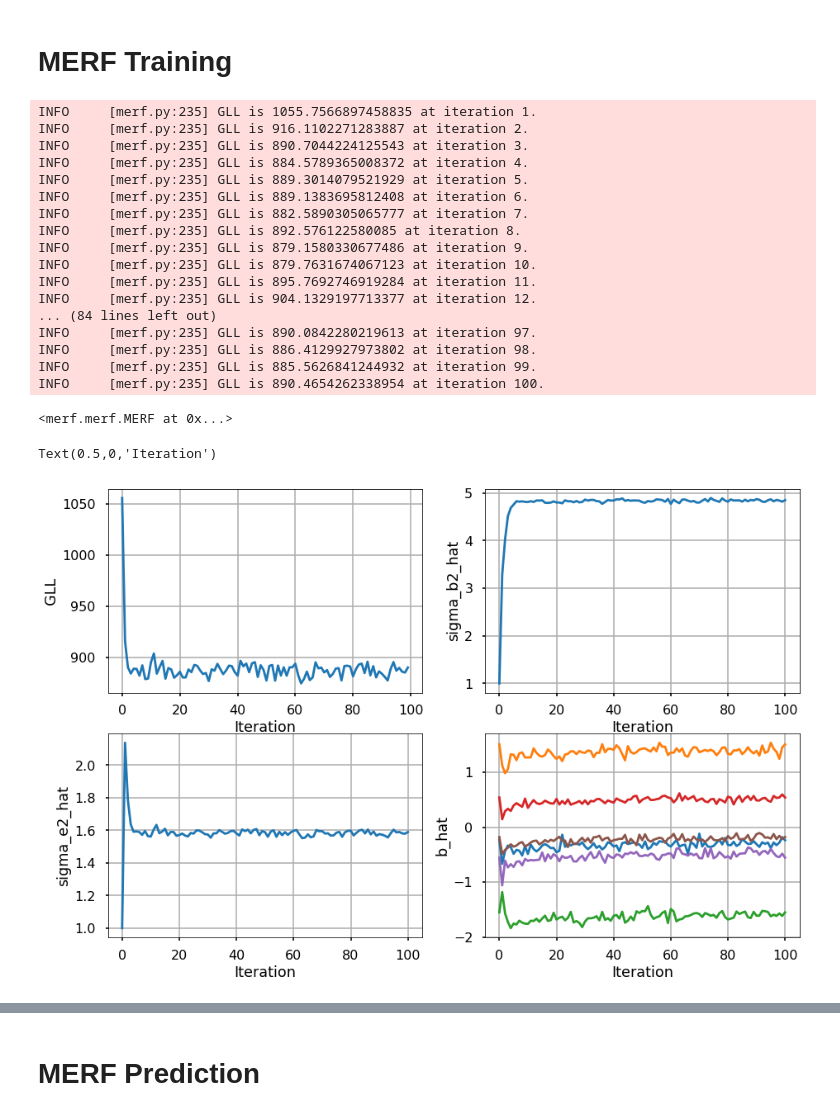
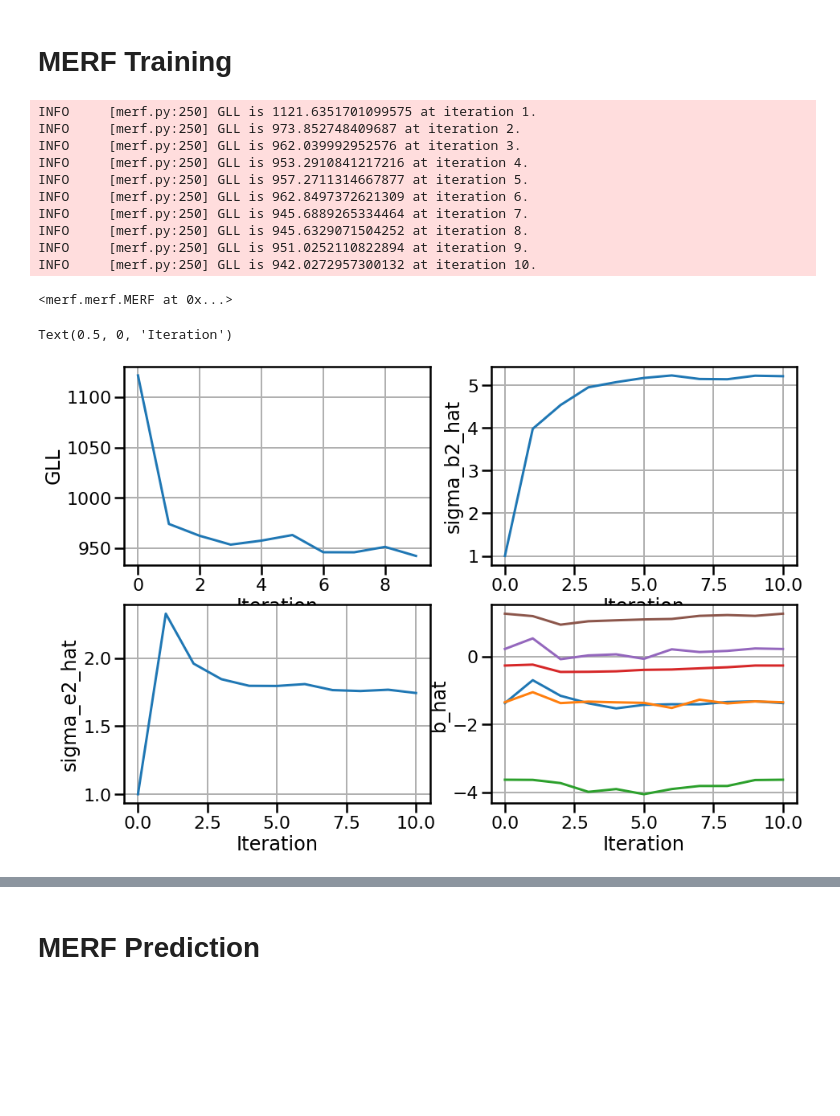
Before and after one commit to manifoldai/merf, a Jupyter notebook: notebooks/MERF Example.ipynb, the cells around one changed output, grey strips where cells are left out. Saved outputs shown, nothing was run; the diff lists cells and outputs as text; code cells hidden in the pictures; blank space fills up the shorter version.

```diff
--- a/notebooks/MERF Example.ipynb
+++ b/notebooks/MERF Example.ipynb
@@ -64,26 +64,19 @@ Z_train = train[['Z']]
 clusters_train = train['cluster']
 y_train = train['y']
 # %%
-mrf = MERF(n_estimators=300, max_iterations=100)
+mrf = MERF(n_estimators=300, max_iterations=10)
 mrf.fit(X_train, Z_train, clusters_train, y_train)
 # %% [output]
-INFO     [merf.py:235] GLL is 1055.7566897458835 at iteration 1.
-INFO     [merf.py:235] GLL is 916.1102271283887 at iteration 2.
-INFO     [merf.py:235] GLL is 890.7044224125543 at iteration 3.
-INFO     [merf.py:235] GLL is 884.5789365008372 at iteration 4.
-INFO     [merf.py:235] GLL is 889.3014079521929 at iteration 5.
-INFO     [merf.py:235] GLL is 889.1383695812408 at iteration 6.
-INFO     [merf.py:235] GLL is 882.5890305065777 at iteration 7.
-INFO     [merf.py:235] GLL is 892.576122580085 at iteration 8.
-INFO     [merf.py:235] GLL is 879.1580330677486 at iteration 9.
-INFO     [merf.py:235] GLL is 879.7631674067123 at iteration 10.
-INFO     [merf.py:235] GLL is 895.7692746919284 at iteration 11.
-INFO     [merf.py:235] GLL is 904.1329197713377 at iteration 12.
-... (84 lines left out)
-INFO     [merf.py:235] GLL is 890.0842280219613 at iteration 97.
-INFO     [merf.py:235] GLL is 886.4129927973802 at iteration 98.
-INFO     [merf.py:235] GLL is 885.5626841244932 at iteration 99.
-INFO     [merf.py:235] GLL is 890.4654262338954 at iteration 100.
+INFO     [merf.py:250] GLL is 1121.6351701099575 at iteration 1.
+INFO     [merf.py:250] GLL is 973.852748409687 at iteration 2.
+INFO     [merf.py:250] GLL is 962.039992952576 at iteration 3.
+INFO     [merf.py:250] GLL is 953.2910841217216 at iteration 4.
+INFO     [merf.py:250] GLL is 957.2711314667877 at iteration 5.
+INFO     [merf.py:250] GLL is 962.8497372621309 at iteration 6.
+INFO     [merf.py:250] GLL is 945.6889265334464 at iteration 7.
+INFO     [merf.py:250] GLL is 945.6329071504252 at iteration 8.
+INFO     [merf.py:250] GLL is 951.0252110822894 at iteration 9.
+INFO     [merf.py:250] GLL is 942.0272957300132 at iteration 10.
 <merf.merf.MERF at 0x...>
 # %%
 plt.figure(figsize=[15,10])
@@ -91,36 +84,36 @@ plt.subplot(221)
 plt.plot(mrf.gll_history)
 plt.grid('on')
 plt.ylabel('GLL')
 plt.xlabel('Iteration')
 
 plt.subplot(222)
 D_hat_history = [x[0][0] for x in mrf.D_hat_history]
 plt.plot(D_hat_history)
 plt.grid('on')
 plt.ylabel('sigma_b2_hat')
 plt.xlabel('Iteration')
 
 plt.subplot(223)
 plt.plot(mrf.sigma2_hat_history)
 plt.grid('on')
 plt.ylabel('sigma_e2_hat')
 plt.xlabel('Iteration')
 
 plt.subplot(224)
 b_df = pd.concat(mrf.b_hat_history, axis=1)
-b_df.columns = range(0, 101)
+b_df.columns = range(0, 11)
 plt.plot(b_df.loc[0])
 plt.plot(b_df.loc[20])
 plt.plot(b_df.loc[30])
 plt.plot(b_df.loc[40])
 plt.plot(b_df.loc[50])
 plt.plot(b_df.loc[60])
 plt.grid('on')
 plt.ylabel('b_hat')
 plt.xlabel('Iteration')
 # %% [output]
-Text(0.5,0,'Iteration')
+Text(0.5, 0, 'Iteration')
-[figure, old version]
+[figure, new version]
 # %%
 mrf.trained_b.hist(bins=15)
 plt.xlabel('b_i')
```
Also changed, not shown: parts of 20 cells of this notebook, 19 other files.
